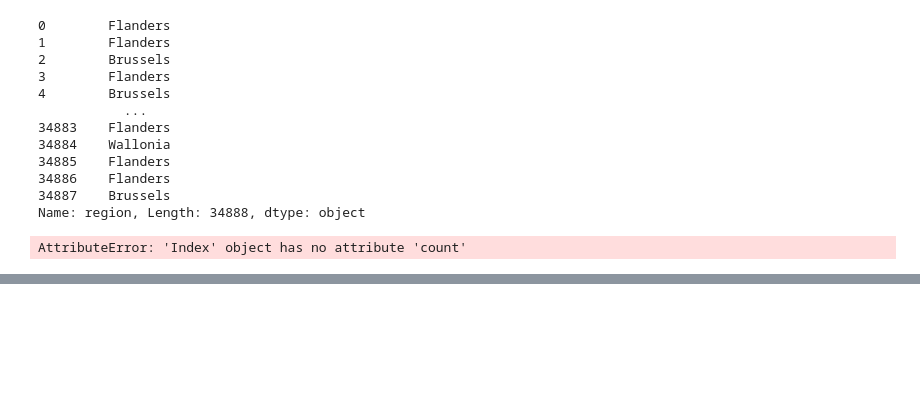
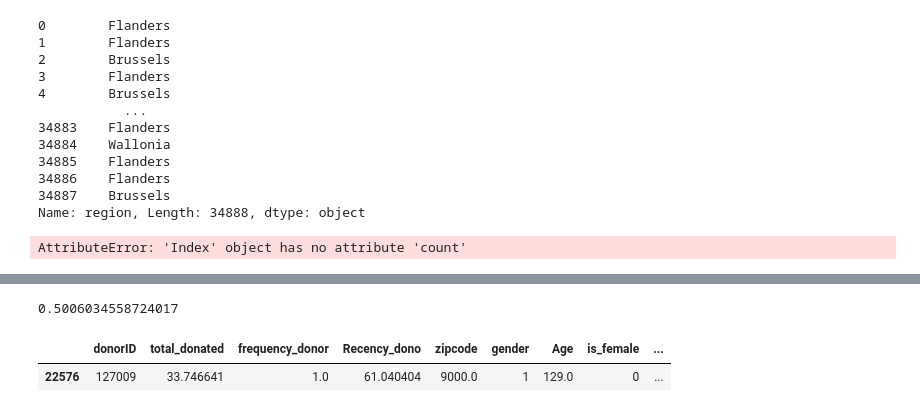
Before and after one commit to inderrana/Predicting-donations-leads-for-NGO, a Jupyter notebook: DSC_Use_Case/Versions/added variables 1.ipynb, the cells around one changed output, grey strips where cells are left out. Drawn from its saved outputs; the diff is of its cells as text; code cells hidden in the pictures; blank space fills up the shorter version.

```diff
--- a/DSC_Use_Case/added variables 1.ipynb
+++ b/DSC_Use_Case/Versions/added variables 1.ipynb
@@ -819,0 +757,14 @@ Test:   ACC=0.9726
+# %%
+# Calculate AUC Score
+from sklearn.metrics import roc_auc_score
+
+# Calculate AUC score
+auc_val = roc_auc_score(ytrain, np.round(predict_train))
+auc_val
+# %% [output]
+0.5006034558724017
+# %%
+X[X['Age'] == 129]
+# %% [output]
+|  | donorID | total_donated | frequency_donor | Recency_dono | zipcode | gender | Age | is_female | ... |
+| 22576 | 127009 | 33.746641 | 1.0 | 61.040404 | 9000.0 | 1 | 129.0 | 0 | ... |
```
Also changed, not shown: parts of 9 cells of this notebook, 1 other file.
